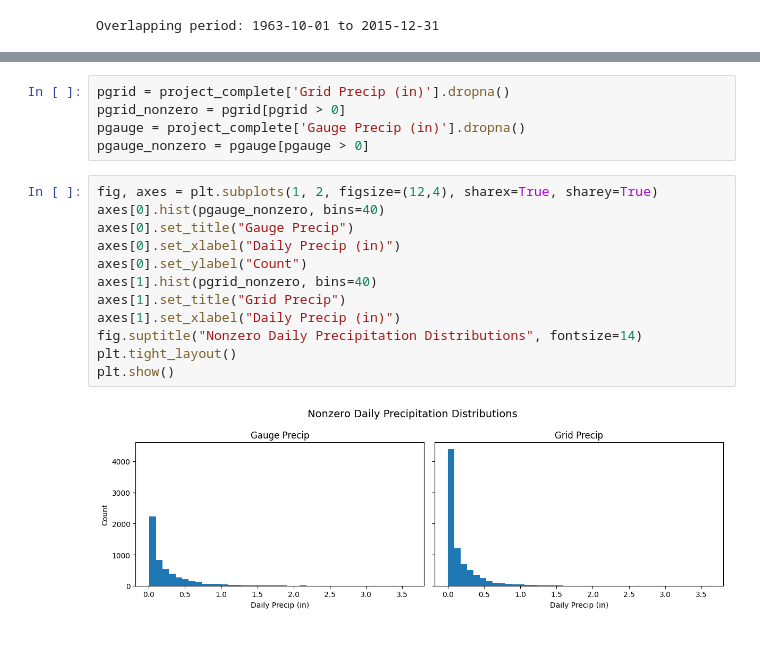
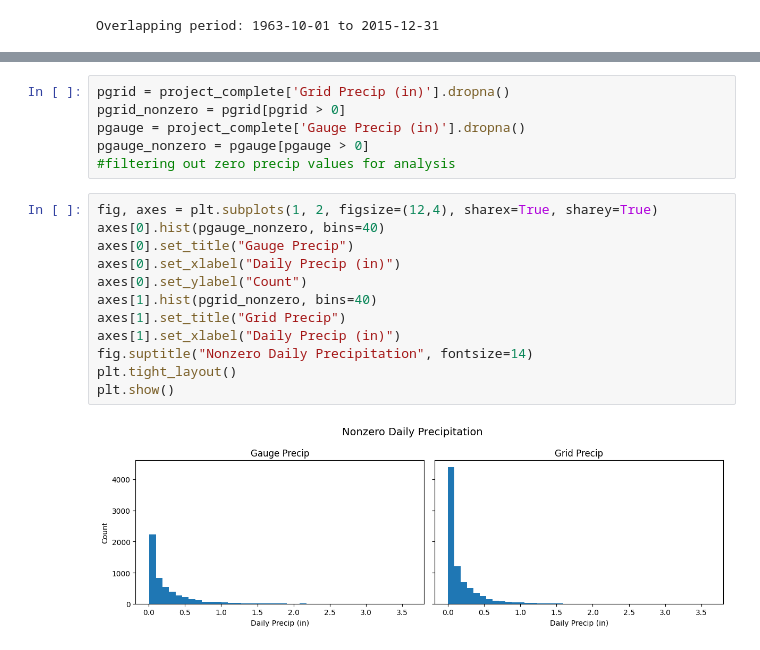
Before and after one commit to ROmslaer/ROmslaer895, a Jupyter notebook: ROmslaer Final Project.ipynb, the cells around one changed output, grey strips where cells are left out. Cells and saved outputs as stored; diff of their text form.

```diff
--- a/ROmslaer Final Project.ipynb
+++ b/ROmslaer Final Project.ipynb
@@ -142,18 +153,19 @@ pgrid = project_complete['Grid Precip (in)'].dropna()
 pgrid_nonzero = pgrid[pgrid > 0]
 pgauge = project_complete['Gauge Precip (in)'].dropna()
 pgauge_nonzero = pgauge[pgauge > 0]
+#filtering out zero precip values for analysis
 # %%
 fig, axes = plt.subplots(1, 2, figsize=(12,4), sharex=True, sharey=True)
 axes[0].hist(pgauge_nonzero, bins=40)
 axes[0].set_title("Gauge Precip")
 axes[0].set_xlabel("Daily Precip (in)")
 axes[0].set_ylabel("Count")
 axes[1].hist(pgrid_nonzero, bins=40)
 axes[1].set_title("Grid Precip")
 axes[1].set_xlabel("Daily Precip (in)")
-fig.suptitle("Nonzero Daily Precipitation Distributions", fontsize=14)
+fig.suptitle("Nonzero Daily Precipitation", fontsize=14)
 plt.tight_layout()
 plt.show()
 # %% [output]
-[figure, old version]
+[figure, new version]
 # %%
```
Also changed, not shown: parts of 52 cells of this notebook.
